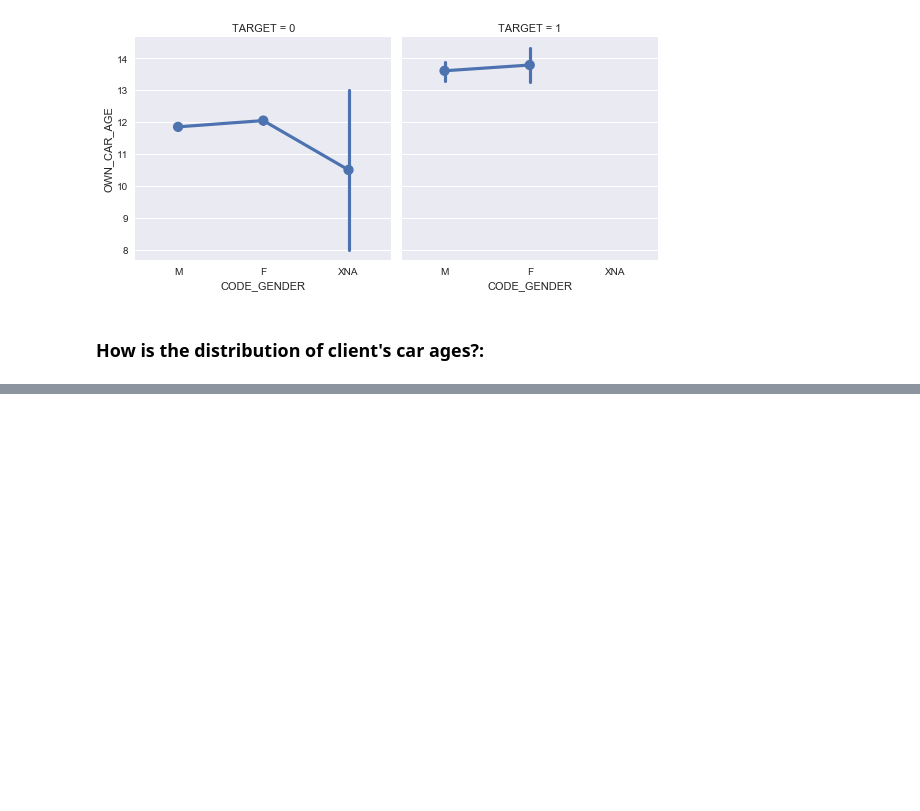
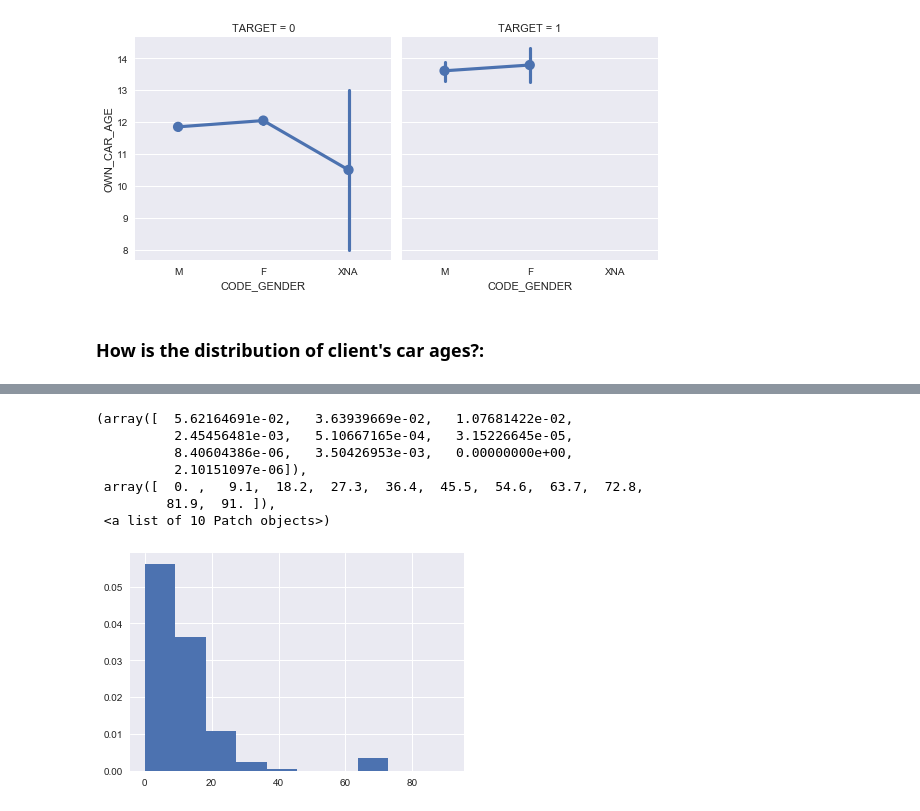
Before and after one commit to rakshithvasudev/Home-Credit-Default-Risk, a Jupyter notebook: EDA/Exploratory Data Analysis - Application Train.ipynb, the cells around one changed output, grey strips where cells are left out. Saved outputs shown, nothing was run; the diff lists cells and outputs as text; code cells hidden in the pictures; blank space fills up the shorter version.

```diff
--- a/EDA/Exploratory Data Analysis - Application Train.ipynb
+++ b/EDA/Exploratory Data Analysis - Application Train.ipynb
@@ -167,0 +175,11 @@ sns.distplot(train['Ca'])
+# %%
+plt.hist(train['OWN_CAR_AGE'].dropna(),density=True)
+# %% [output]
+(array([  5.62164691e-02,   3.63939669e-02,   1.07681422e-02,
+          2.45456481e-03,   5.10667165e-04,   3.15226645e-05,
+          8.40604386e-06,   3.50426953e-03,   0.00000000e+00,
+          2.10151097e-06]),
+ array([  0. ,   9.1,  18.2,  27.3,  36.4,  45.5,  54.6,  63.7,  72.8,
+         81.9,  91. ]),
+ <a list of 10 Patch objects>)
+[figure, added]
```
Also changed, not shown: parts of 2 cells of this notebook.
